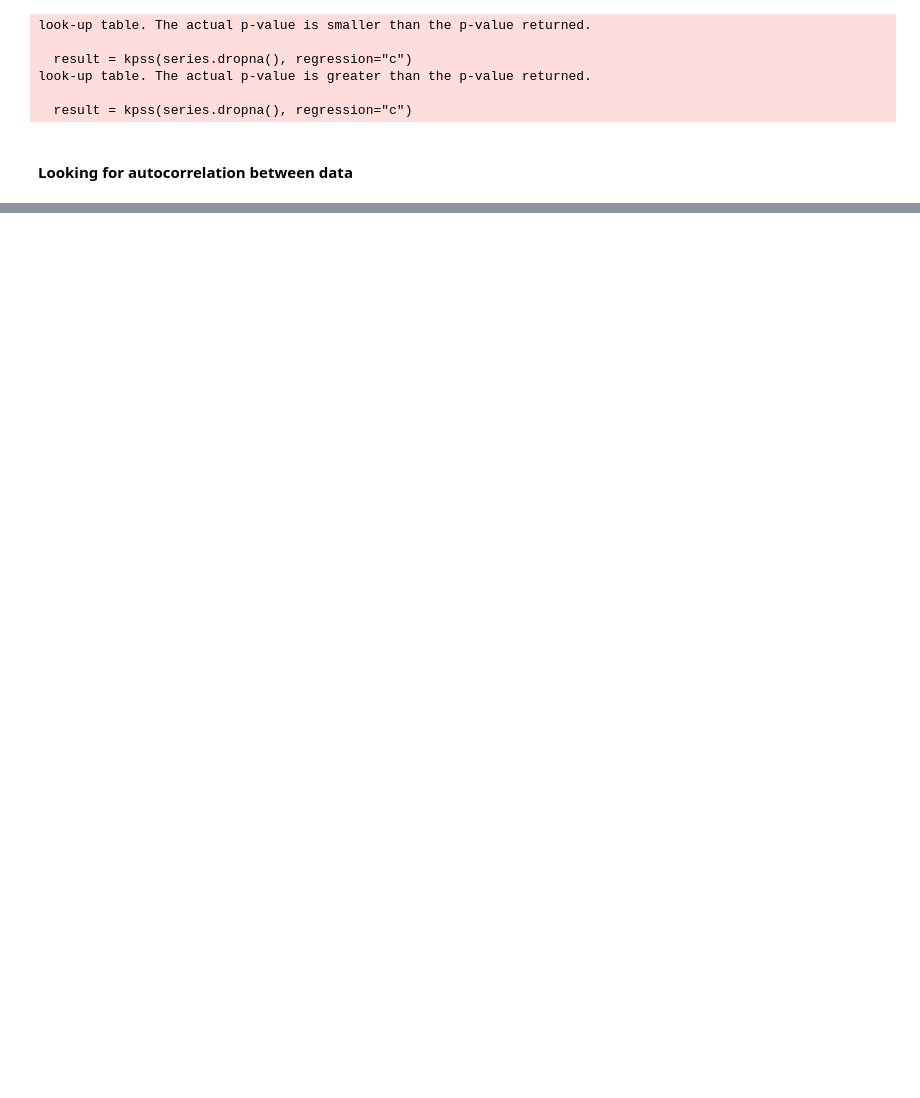
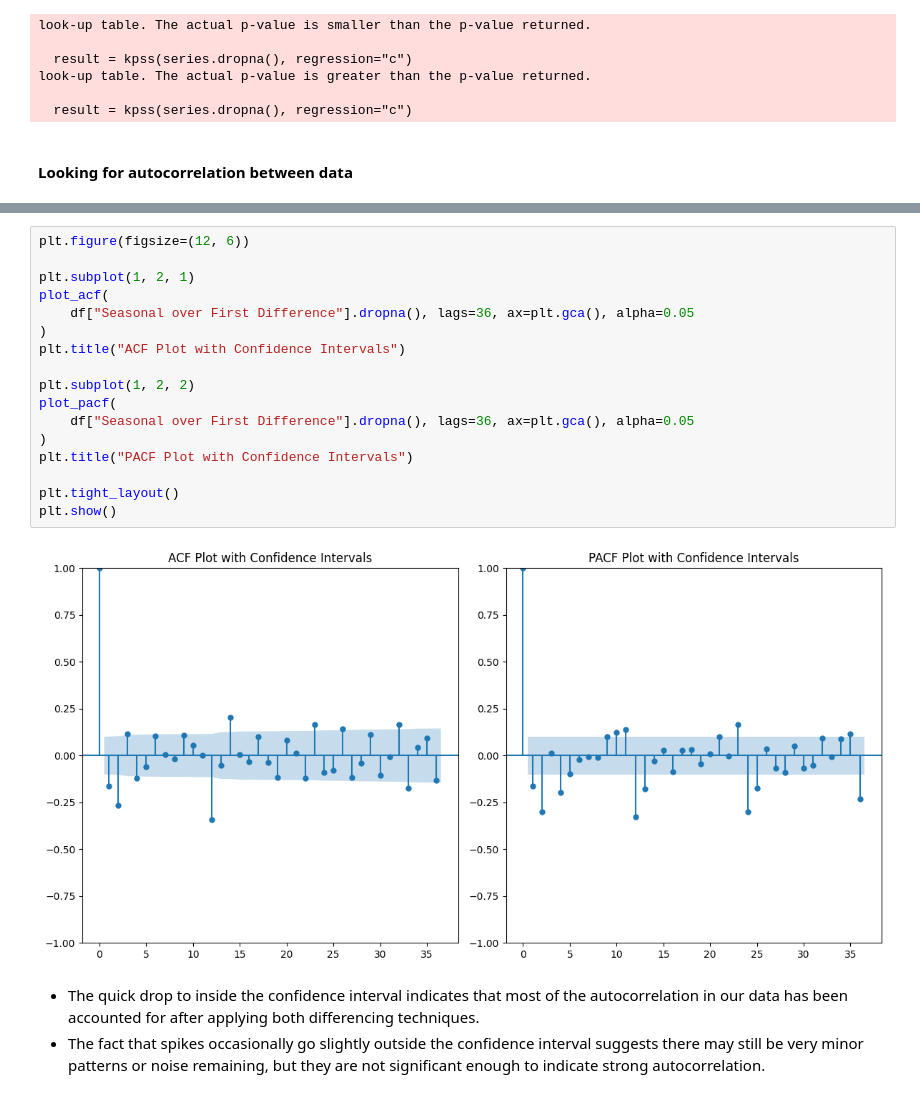
Before and after one commit to snehsuresh/llm-forecasting-ccb, a Jupyter notebook: experiment.ipynb, the cells around one changed output, grey strips where cells are left out. Drawn from its saved outputs; the diff is of its cells as text; blank space fills up the shorter version.

```diff
--- a/experiment.ipynb
+++ b/experiment.ipynb
@@ -162,3 +199,25 @@ plt.show()
+# %%
+plt.figure(figsize=(12, 6))
+
+plt.subplot(1, 2, 1)
+plot_acf(
+    df["Seasonal over First Difference"].dropna(), lags=36, ax=plt.gca(), alpha=0.05
+)
+plt.title("ACF Plot with Confidence Intervals")
+
+plt.subplot(1, 2, 2)
+plot_pacf(
+    df["Seasonal over First Difference"].dropna(), lags=36, ax=plt.gca(), alpha=0.05
+)
+plt.title("PACF Plot with Confidence Intervals")
+
+plt.tight_layout()
+plt.show()
+# %% [output]
+[figure, added]
+# %% [markdown]
+- The quick drop to inside the confidence interval indicates that most of the autocorrelation in our data has been accounted for after applying both differencing techniques.
+- The fact that spikes occasionally go slightly outside the confidence interval suggests there may still be very minor patterns or noise remaining, but they are not significant enough to indicate strong autocorrelation.
 # %%
 from pmdarima import auto_arima
 
```
Also changed, not shown: parts of 26 cells of this notebook, 1 other file.
